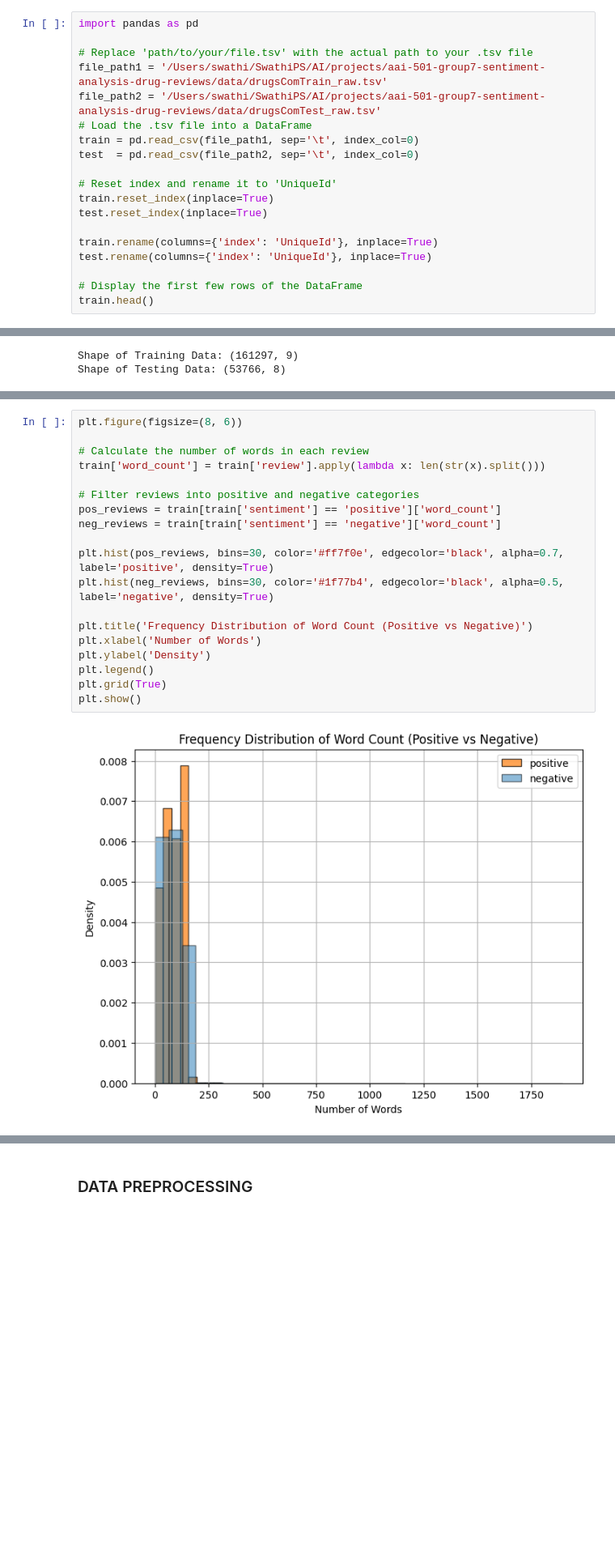
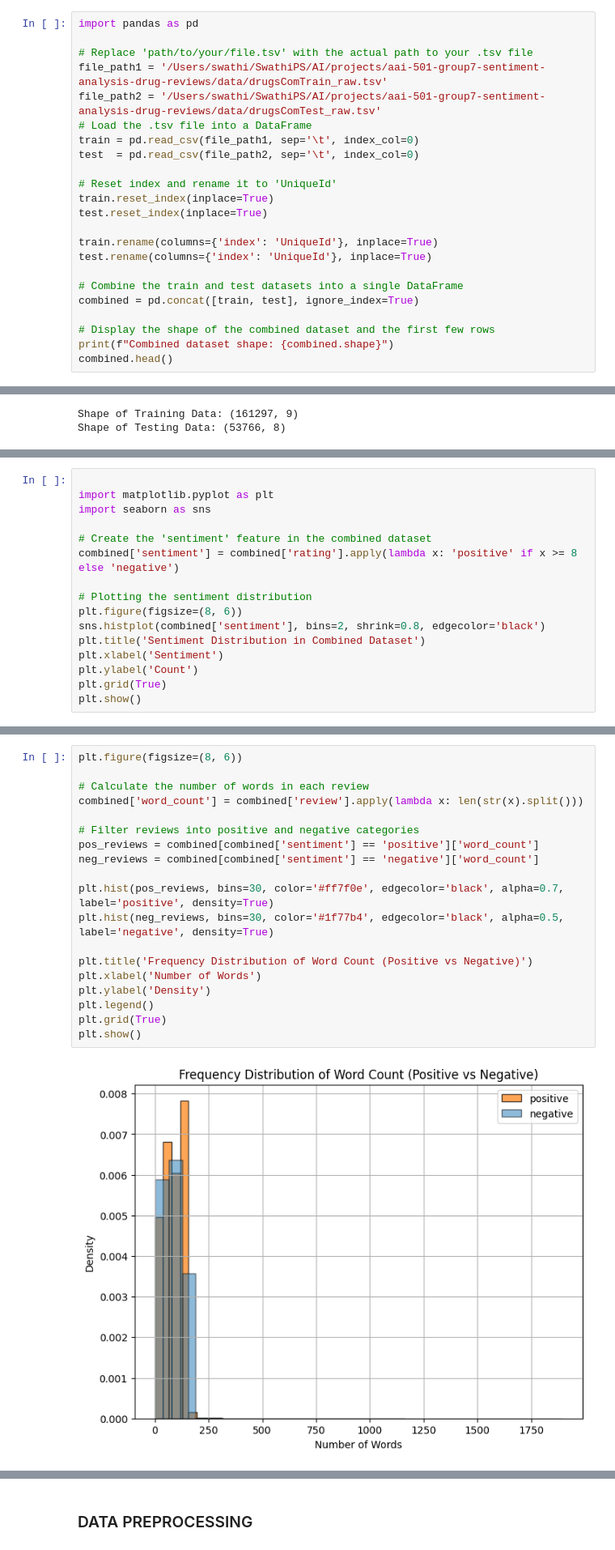
Before and after one commit to Iman-hamdan/aai-501-group7-sentiment-analysis-drug-reviews, a Jupyter notebook: final-project-drug-review-sentiment-analysis.ipynb, the cells around one changed output, grey strips where cells are left out. Shown at 81% size. Drawn from its saved outputs; the diff is of its cells as text; blank space fills up the shorter version.

```diff
--- a/final-project-drug-review-sentiment-analysis.ipynb
+++ b/final-project-drug-review-sentiment-analysis.ipynb
@@ -62,6 +61,10 @@ test.reset_index(inplace=True)
 train.rename(columns={'index': 'UniqueId'}, inplace=True)
 test.rename(columns={'index': 'UniqueId'}, inplace=True)
 
-# Display the first few rows of the DataFrame
-train.head()
+# Combine the train and test datasets into a single DataFrame
+combined = pd.concat([train, test], ignore_index=True)
+
+# Display the shape of the combined dataset and the first few rows
+print(f"Combined dataset shape: {combined.shape}")
+combined.head()
 # %% [output]
@@ -228,0 +105,16 @@ train.head()
+# %%
+
+import matplotlib.pyplot as plt
+import seaborn as sns
+
+# Create the 'sentiment' feature in the combined dataset
+combined['sentiment'] = combined['rating'].apply(lambda x: 'positive' if x >= 8 else 'negative')
+
+# Plotting the sentiment distribution
+plt.figure(figsize=(8, 6))
+sns.histplot(combined['sentiment'], bins=2, shrink=0.8, edgecolor='black')
+plt.title('Sentiment Distribution in Combined Dataset')
+plt.xlabel('Sentiment')
+plt.ylabel('Count')
+plt.grid(True)
+plt.show()
@@ -229,21 +159,21 @@ train.head()
 # %%
 plt.figure(figsize=(8, 6))
 
 # Calculate the number of words in each review
-train['word_count'] = train['review'].apply(lambda x: len(str(x).split()))
+combined['word_count'] = combined['review'].apply(lambda x: len(str(x).split()))
 
 # Filter reviews into positive and negative categories
-pos_reviews = train[train['sentiment'] == 'positive']['word_count']
-neg_reviews = train[train['sentiment'] == 'negative']['word_count']
+pos_reviews = combined[combined['sentiment'] == 'positive']['word_count']
+neg_reviews = combined[combined['sentiment'] == 'negative']['word_count']
 
 plt.hist(pos_reviews, bins=30, color='#ff7f0e', edgecolor='black', alpha=0.7, label='positive', density=True)
 plt.hist(neg_reviews, bins=30, color='#1f77b4', edgecolor='black', alpha=0.5, label='negative', density=True)
 
 plt.title('Frequency Distribution of Word Count (Positive vs Negative)')
 plt.xlabel('Number of Words')
 plt.ylabel('Density')
 plt.legend()
 plt.grid(True)
 plt.show()
 # %% [output]
-[figure, old version]
+[figure, new version]
```
Also changed, not shown: parts of 57 cells of this notebook, 5 other files.
